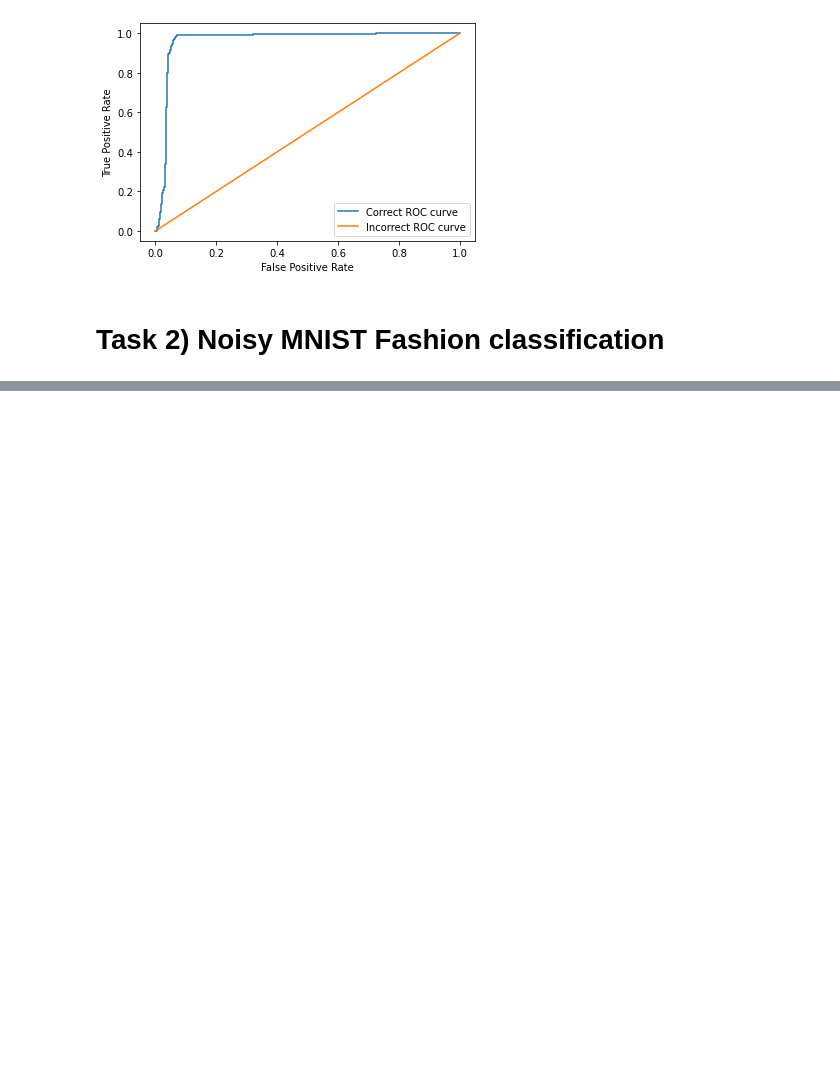
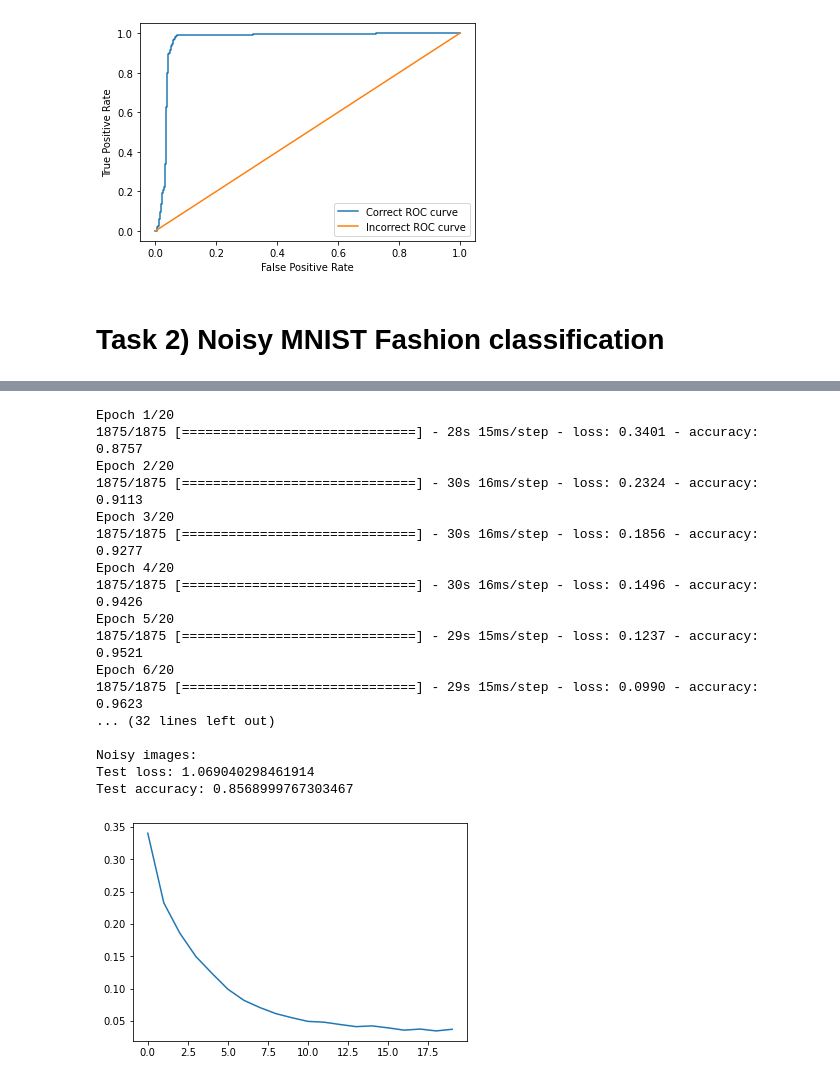
Before and after one commit to VilleTilj/Course-assignments, a Jupyter notebook: Pattern-recognition-and-machine-learning/Week4/Exercise4.ipynb, the cells around one changed output, grey strips where cells are left out. Cells and saved outputs as stored; diff of their text form; code cells hidden in the pictures; blank space fills up the shorter version.

```diff
--- a/Pattern-recognition-and-machine-learning/Week4/Exercise4.ipynb
+++ b/Pattern-recognition-and-machine-learning/Week4/Exercise4.ipynb
@@ -142,0 +143,15 @@ Accuracy: 0.9860000014305115
+# %%
+# Report classification accuracy for the clean test images (2 pts)
+def classification_accuracy():
+    score = model.evaluate(test_images, np.eye(10)[test_labels], verbose = 0)
+    print('Clean images:')
+    print('Test loss:', score[0])
+    print('Test accuracy:', score[1], '\n')
+
+    # Report classification accuracy for the noisy test images (2 pts)
+    score = model.evaluate(test_images_noisy, np.eye(10)[test_labels], verbose = 0)
+    print('Noisy images:')
+    print('Test loss:', score[0])
+    print('Test accuracy:', score[1], '\n')
+
+classification_accuracy()
@@ -142,0 +288,30 @@ Accuracy: 0.9860000014305115
+# %%
+# Train the original model with noisy train images and report accuracy for noisy test images (2 pts)
+
+history = model.fit(train_images_noisy, np.eye(10)[train_labels], epochs=20)
+
+
+print(f'Accuracy: {history.history["accuracy"][-1]}')
+
+plt.plot(history.history['loss'])
+
+classification_accuracy()
+# %% [output]
+Epoch 1/20
+1875/1875 [==============================] - 28s 15ms/step - loss: 0.3401 - accuracy: 0.8757
+Epoch 2/20
+1875/1875 [==============================] - 30s 16ms/step - loss: 0.2324 - accuracy: 0.9113
+Epoch 3/20
+1875/1875 [==============================] - 30s 16ms/step - loss: 0.1856 - accuracy: 0.9277
+Epoch 4/20
+1875/1875 [==============================] - 30s 16ms/step - loss: 0.1496 - accuracy: 0.9426
+Epoch 5/20
+1875/1875 [==============================] - 29s 15ms/step - loss: 0.1237 - accuracy: 0.9521
+Epoch 6/20
+1875/1875 [==============================] - 29s 15ms/step - loss: 0.0990 - accuracy: 0.9623
+... (32 lines left out)
+
+Noisy images:
+Test loss: 1.069040298461914
+Test accuracy: 0.8568999767303467
+[figure, added]
```
Also changed, not shown: parts of 11 cells of this notebook.
